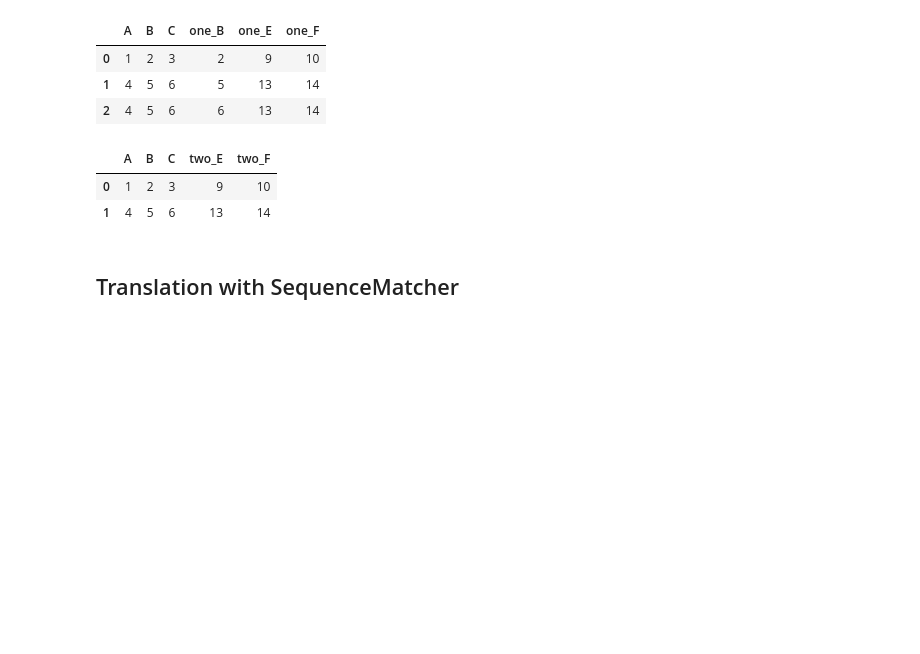
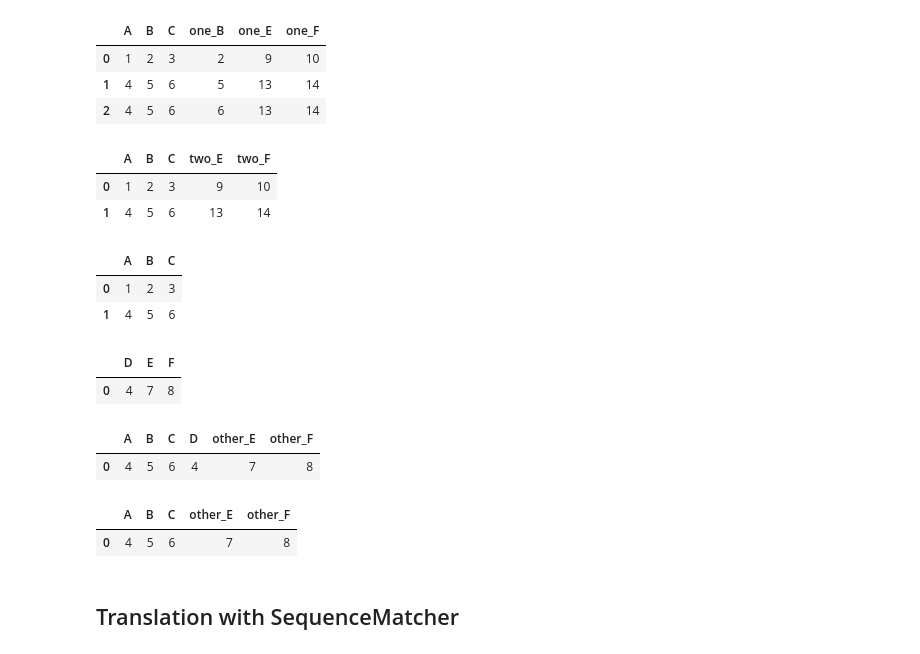
Before and after one commit to omlnaut/betting, a Jupyter notebook: nbs/01_utility.ipynb, the cells around one changed output. Drawn from its saved outputs; the diff is of its cells as text; code cells hidden in the pictures; blank space fills up the shorter version.

```diff
--- a/nbs/01_utility.ipynb
+++ b/nbs/01_utility.ipynb
@@ -42,7 +42,7 @@ def overlapping_cols(df1, df2):
     return [col1 for col1 in df1.columns if col1 in df2.columns]
 
 
-def merge_with_prefix(original, additional, prefix, left_on=None, right_on=None):
+def merge_with_prefix(original, additional, prefix, left_on=None, right_on=None, drop_additional=False):
     assert not ((left_on is not None) ^ (right_on is not None)), "Leave both left_on and right_on as None to merge over all columns with the same name or specify both."
 
     if right_on is None:
@@ -52,7 +52,13 @@ def merge_with_prefix(original, additional, prefix, left_on=None, right_on=None)
     col_renamer = {col: prefix+col for col in additional.columns if not col in right_on}
     to_merge = additional.rename(col_renamer, axis='columns')
 
-    return pd.merge(original, to_merge, left_on=left_on, right_on=right_on)
+    merged = pd.merge(original, to_merge, left_on=left_on, right_on=right_on)
+
+    if drop_additional:
+        to_drop = [col for col in right_on if not col in left_on]
+        merged.drop(columns=to_drop, inplace=True)
+
+    return merged
 # %%
 merge_with_prefix(original, additional, 'home_')
 # %% [output]
@@ -72,6 +78,28 @@ merge_with_prefix(original, additional, 'two_', left_on=['A', 'B'], right_on=['A
 |  | A | B | C | two_E | two_F |
 | 0 | 1 | 2 | 3 | 9 | 10 |
 | 1 | 4 | 5 | 6 | 13 | 14 |
+# %%
+original
+# %% [output]
+|  | A | B | C |
+| 0 | 1 | 2 | 3 |
+| 1 | 4 | 5 | 6 |
+# %%
+different_names = pd.DataFrame([[4,7,8]], columns=['D', 'E', 'F'])
+different_names
+# %% [output]
+|  | D | E | F |
+| 0 | 4 | 7 | 8 |
+# %%
+merge_with_prefix(original, different_names, 'other_', left_on=['A'], right_on=['D'])
+# %% [output]
+|  | A | B | C | D | other_E | other_F |
+| 0 | 4 | 5 | 6 | 4 | 7 | 8 |
+# %%
+merge_with_prefix(original, different_names, 'other_', left_on=['A'], right_on=['D'], drop_additional=True)
+# %% [output]
+|  | A | B | C | other_E | other_F |
+| 0 | 4 | 5 | 6 | 7 | 8 |
 # %% [markdown]
 ## Translation with SequenceMatcher
 # %%
```
Also changed, not shown: 6 other files.
